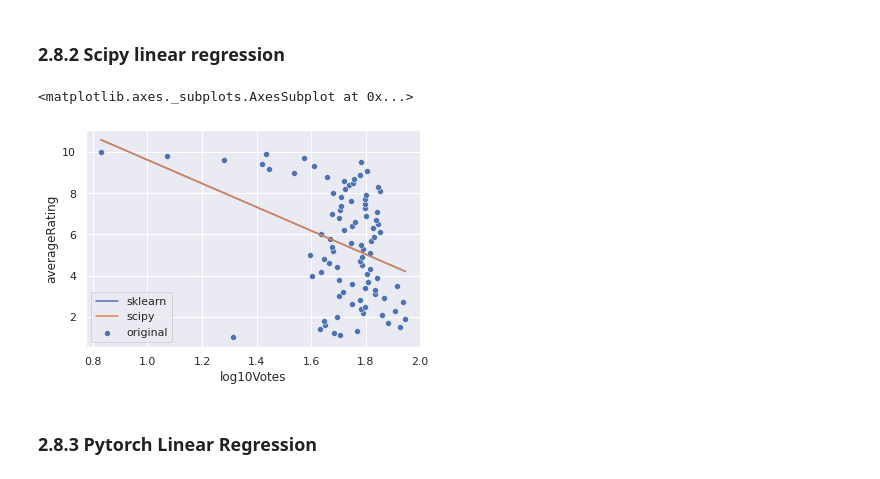
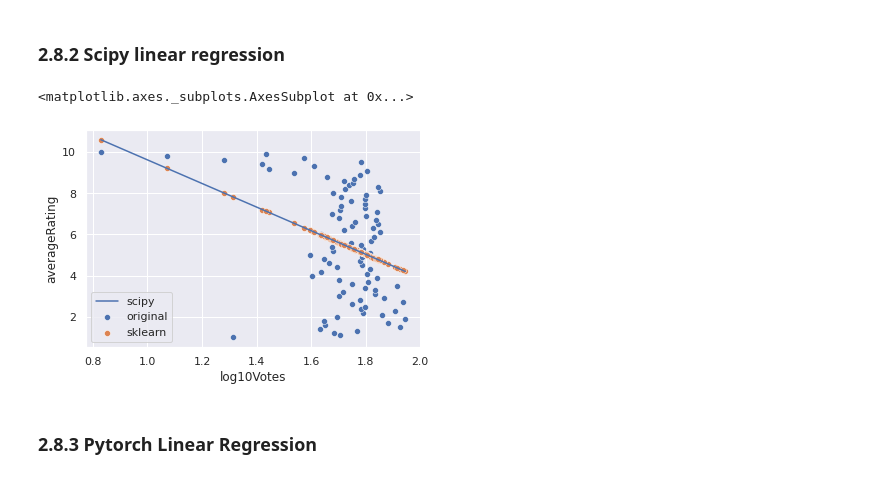
Before and after one commit to SitwalaM/DSI_Preassignment, a Jupyter notebook: notebooks/DSI_Assignment.ipynb, the cells around one changed output. Cells and saved outputs as stored; diff of their text form; code cells hidden in the pictures.

```diff
--- a/notebooks/DSI_Assignment.ipynb
+++ b/notebooks/DSI_Assignment.ipynb
@@ -370,14 +373,14 @@ sns.lineplot( x =  grouped_rating.log10Votes, y=y_prediction.flatten(), label =
 # %%
 res = stats.linregress(x.values.flatten(), y.values.flatten())
 
 #plot
 fig, ax = plt.subplots()
 sns.scatterplot(data = grouped_rating, y="averageRating", x = "log10Votes", label = "original", ax = ax)
-sns.lineplot( x =  grouped_rating.log10Votes, y=y_prediction.flatten(), label = "sklearn", dashes = True, ax = ax)
+sns.scatterplot( x =  grouped_rating.log10Votes, y=y_prediction.flatten(), label = "sklearn",  ax = ax)
 sns.lineplot( x =  grouped_rating.log10Votes, y=res.intercept + res.slope*x.values.flatten(), label= "scipy", ax = ax)
 # %% [output]
 <matplotlib.axes._subplots.AxesSubplot at 0x...>
-[figure, old version]
+[figure, new version]
 # %% [markdown]
 ### 2.8.3 Pytorch Linear Regression
 # %% [markdown]
```
Also changed, not shown: parts of 6 cells of this notebook.
